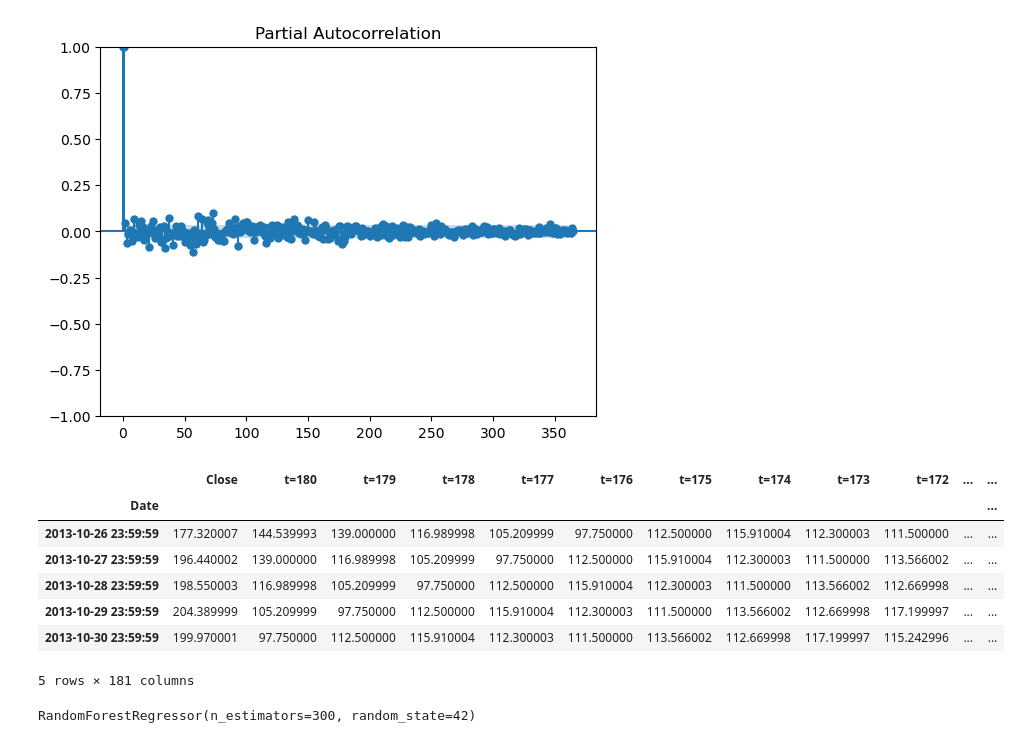
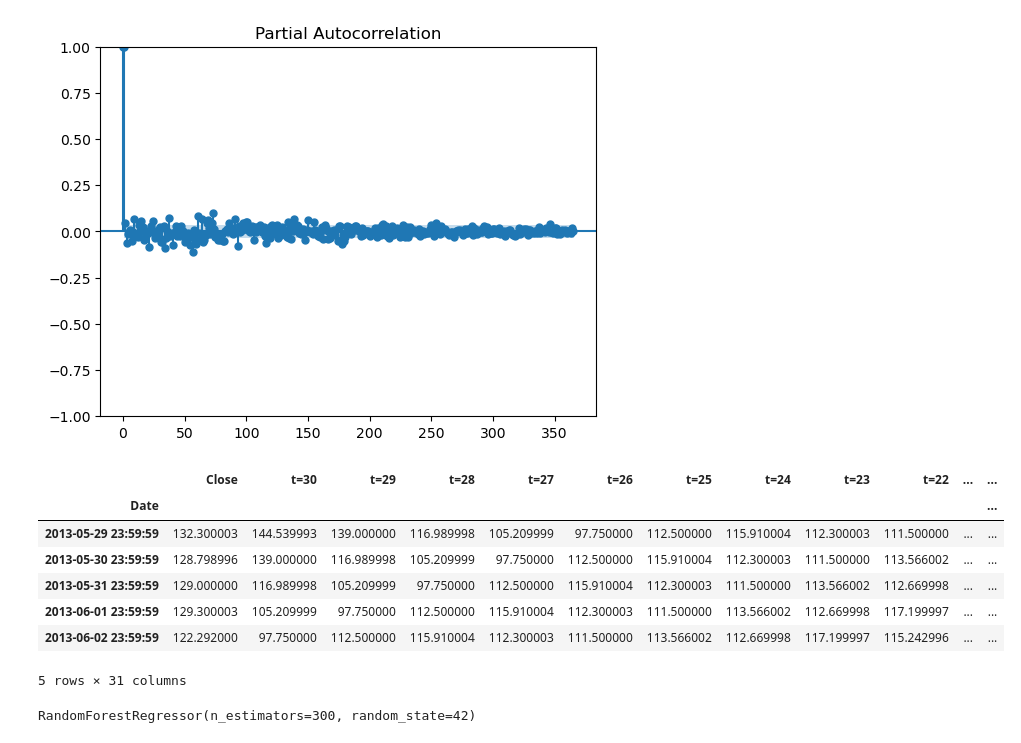
Before and after one commit to LethalDriver/Time-Series-Analysis-Lab, a Jupyter notebook: project_crypto.ipynb, the cells around one changed output. Drawn from its saved outputs; the diff is of its cells as text; code cells hidden in the pictures.

```diff
--- a/project_crypto.ipynb
+++ b/project_crypto.ipynb
@@ -47,20 +47,21 @@ plot_pacf(bitcoin['Close'], lags=365)
 [figure]
 [figure]
 # %%
+lag_count = 30
 bitcoin_lagged = bitcoin[['Close']].copy()
-for i in range(180,0,-1):
+for i in range(lag_count,0,-1):
     bitcoin_lagged['t='+str(i)] = bitcoin_lagged['Close'].shift(i)
 bitcoin_lagged.dropna(inplace=True)
 bitcoin_lagged.head()
 # %% [output]
-|  | Close | t=180 | t=179 | t=178 | t=177 | t=176 | t=175 | t=174 | t=173 | t=172 | ... | ... |
+|  | Close | t=30 | t=29 | t=28 | t=27 | t=26 | t=25 | t=24 | t=23 | t=22 | ... | ... |
 | Date |  |  |  |  |  |  |  |  |  |  |  | ... |
-| 2013-10-26 23:59:59 | 177.320007 | 144.539993 | 139.000000 | 116.989998 | 105.209999 | 97.750000 | 112.500000 | 115.910004 | 112.300003 | 111.500000 | ... | ... |
-| 2013-10-27 23:59:59 | 196.440002 | 139.000000 | 116.989998 | 105.209999 | 97.750000 | 112.500000 | 115.910004 | 112.300003 | 111.500000 | 113.566002 | ... | ... |
-| 2013-10-28 23:59:59 | 198.550003 | 116.989998 | 105.209999 | 97.750000 | 112.500000 | 115.910004 | 112.300003 | 111.500000 | 113.566002 | 112.669998 | ... | ... |
-| 2013-10-29 23:59:59 | 204.389999 | 105.209999 | 97.750000 | 112.500000 | 115.910004 | 112.300003 | 111.500000 | 113.566002 | 112.669998 | 117.199997 | ... | ... |
-| 2013-10-30 23:59:59 | 199.970001 | 97.750000 | 112.500000 | 115.910004 | 112.300003 | 111.500000 | 113.566002 | 112.669998 | 117.199997 | 115.242996 | ... | ... |
+| 2013-05-29 23:59:59 | 132.300003 | 144.539993 | 139.000000 | 116.989998 | 105.209999 | 97.750000 | 112.500000 | 115.910004 | 112.300003 | 111.500000 | ... | ... |
+| 2013-05-30 23:59:59 | 128.798996 | 139.000000 | 116.989998 | 105.209999 | 97.750000 | 112.500000 | 115.910004 | 112.300003 | 111.500000 | 113.566002 | ... | ... |
+| 2013-05-31 23:59:59 | 129.000000 | 116.989998 | 105.209999 | 97.750000 | 112.500000 | 115.910004 | 112.300003 | 111.500000 | 113.566002 | 112.669998 | ... | ... |
+| 2013-06-01 23:59:59 | 129.300003 | 105.209999 | 97.750000 | 112.500000 | 115.910004 | 112.300003 | 111.500000 | 113.566002 | 112.669998 | 117.199997 | ... | ... |
+| 2013-06-02 23:59:59 | 122.292000 | 97.750000 | 112.500000 | 115.910004 | 112.300003 | 111.500000 | 113.566002 | 112.669998 | 117.199997 | 115.242996 | ... | ... |
-5 rows × 181 columns
+5 rows × 31 columns
 # %%
 train = bitcoin_lagged.iloc[:-30]
 test = bitcoin_lagged.iloc[-30:]
```
Also changed, not shown: parts of 3 cells of this notebook, 1 other file.
